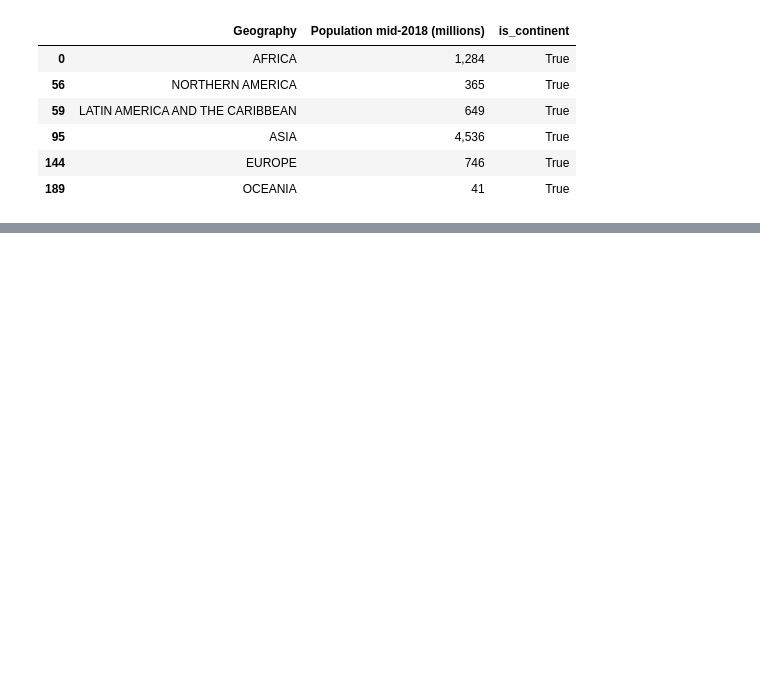
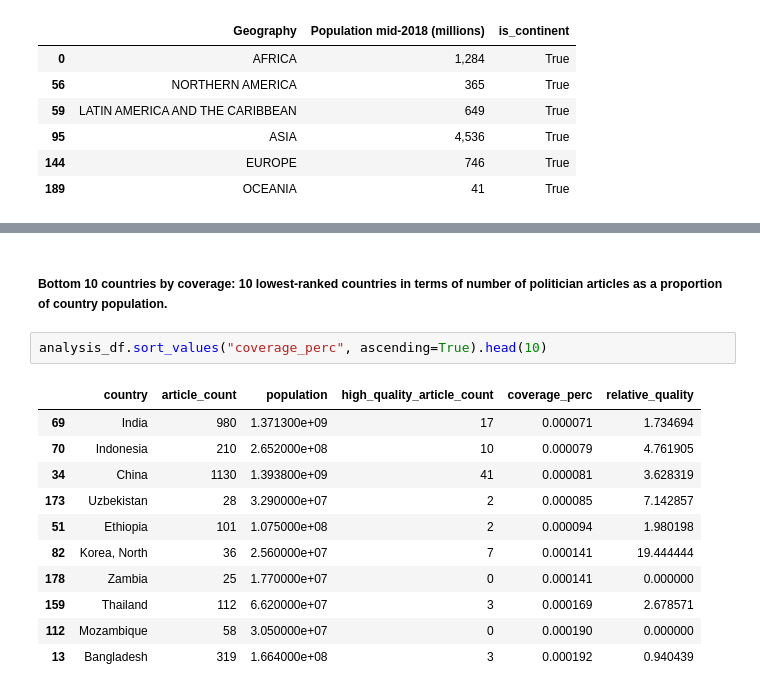
Before and after one commit to bhuvi3/DATA512-A2, a Jupyter notebook: hcds-a2-bias.ipynb, the cells around one changed output, grey strips where cells are left out. Cells and saved outputs as stored; diff of their text form; blank space fills up the shorter version.

```diff
--- a/hcds-a2-bias.ipynb
+++ b/hcds-a2-bias.ipynb
@@ -57,0 +294,16 @@ TODO
+# %% [markdown]
+##### Bottom 10 countries by coverage: 10 lowest-ranked countries in terms of number of politician articles as a proportion of country population.
+# %%
+analysis_df.sort_values("coverage_perc", ascending=True).head(10)
+# %% [output]
+|  | country | article_count | population | high_quality_article_count | coverage_perc | relative_quality |
+| 69 | India | 980 | 1.371300e+09 | 17 | 0.000071 | 1.734694 |
+| 70 | Indonesia | 210 | 2.652000e+08 | 10 | 0.000079 | 4.761905 |
+| 34 | China | 1130 | 1.393800e+09 | 41 | 0.000081 | 3.628319 |
+| 173 | Uzbekistan | 28 | 3.290000e+07 | 2 | 0.000085 | 7.142857 |
+| 51 | Ethiopia | 101 | 1.075000e+08 | 2 | 0.000094 | 1.980198 |
+| 82 | Korea, North | 36 | 2.560000e+07 | 7 | 0.000141 | 19.444444 |
+| 178 | Zambia | 25 | 1.770000e+07 | 0 | 0.000141 | 0.000000 |
+| 159 | Thailand | 112 | 6.620000e+07 | 3 | 0.000169 | 2.678571 |
+| 112 | Mozambique | 58 | 3.050000e+07 | 0 | 0.000190 | 0.000000 |
+| 13 | Bangladesh | 319 | 1.664000e+08 | 3 | 0.000192 | 0.940439 |
```
Also changed, not shown: parts of 38 cells of this notebook, 2 other files.
